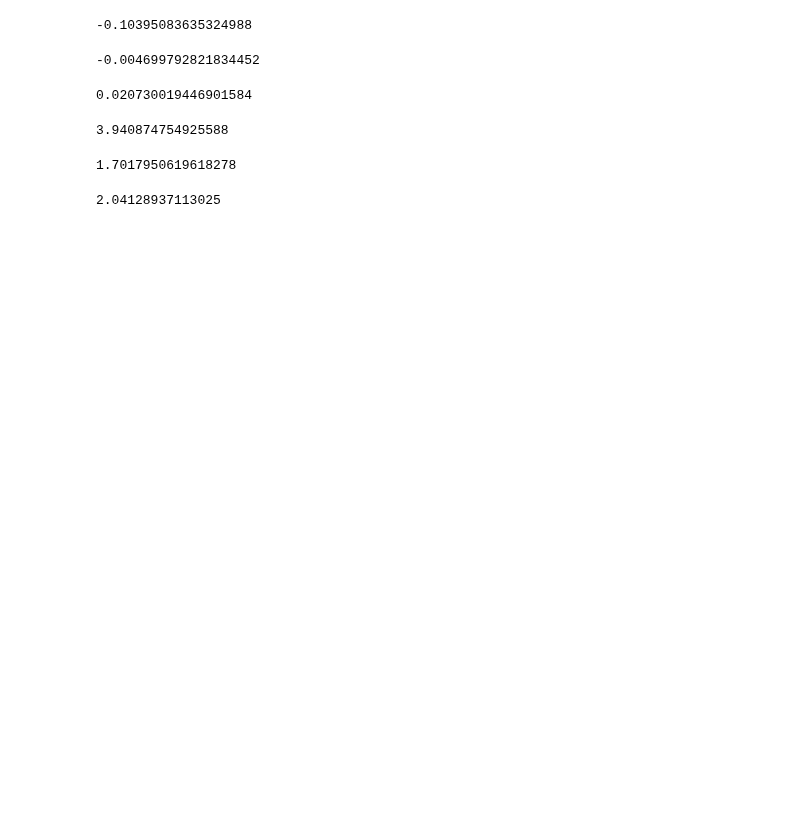
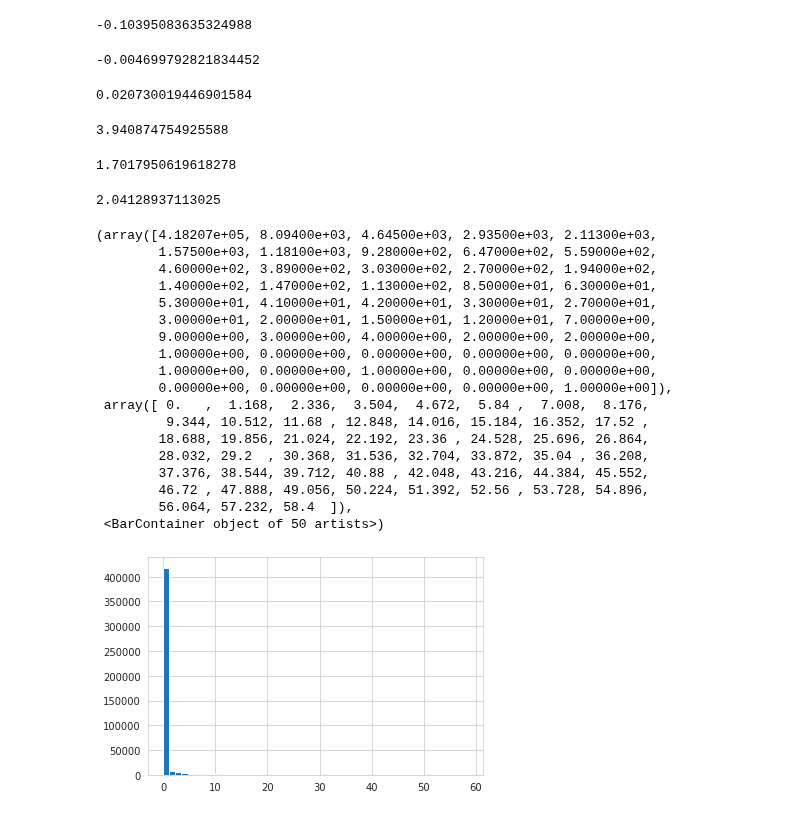
Before and after one commit to ingridingemarsson/geostat-masters-thesis, a Jupyter notebook: notebooks/compare.ipynb, the cells around one changed output. Cells and saved outputs as stored; diff of their text form; code cells hidden in the pictures; blank space fills up the shorter version.

```diff
--- a/notebooks/compare.ipynb
+++ b/notebooks/compare.ipynb
@@ -79,3 +79,25 @@ np.nanmean(np.square(np.subtract(combined.gauge_precip.values, combined.xception
 np.nanmean(np.square(np.subtract(combined.gauge_precip.values, combined.mlp_posterior_mean.values)))
 # %% [output]
 2.04128937113025
+# %%
+plt.hist(combined.HE_precip.values.flatten(), bins=50)
+# %% [output]
+(array([4.18207e+05, 8.09400e+03, 4.64500e+03, 2.93500e+03, 2.11300e+03,
+        1.57500e+03, 1.18100e+03, 9.28000e+02, 6.47000e+02, 5.59000e+02,
+        4.60000e+02, 3.89000e+02, 3.03000e+02, 2.70000e+02, 1.94000e+02,
+        1.40000e+02, 1.47000e+02, 1.13000e+02, 8.50000e+01, 6.30000e+01,
+        5.30000e+01, 4.10000e+01, 4.20000e+01, 3.30000e+01, 2.70000e+01,
+        3.00000e+01, 2.00000e+01, 1.50000e+01, 1.20000e+01, 7.00000e+00,
+        9.00000e+00, 3.00000e+00, 4.00000e+00, 2.00000e+00, 2.00000e+00,
+        1.00000e+00, 0.00000e+00, 0.00000e+00, 0.00000e+00, 0.00000e+00,
+        1.00000e+00, 0.00000e+00, 1.00000e+00, 0.00000e+00, 0.00000e+00,
+        0.00000e+00, 0.00000e+00, 0.00000e+00, 0.00000e+00, 1.00000e+00]),
+ array([ 0.   ,  1.168,  2.336,  3.504,  4.672,  5.84 ,  7.008,  8.176,
+         9.344, 10.512, 11.68 , 12.848, 14.016, 15.184, 16.352, 17.52 ,
+        18.688, 19.856, 21.024, 22.192, 23.36 , 24.528, 25.696, 26.864,
+        28.032, 29.2  , 30.368, 31.536, 32.704, 33.872, 35.04 , 36.208,
+        37.376, 38.544, 39.712, 40.88 , 42.048, 43.216, 44.384, 45.552,
+        46.72 , 47.888, 49.056, 50.224, 51.392, 52.56 , 53.728, 54.896,
+        56.064, 57.232, 58.4  ]),
+ <BarContainer object of 50 artists>)
+[figure, added]
```
Also changed, not shown: parts of 2 cells of this notebook, 2 other files.
